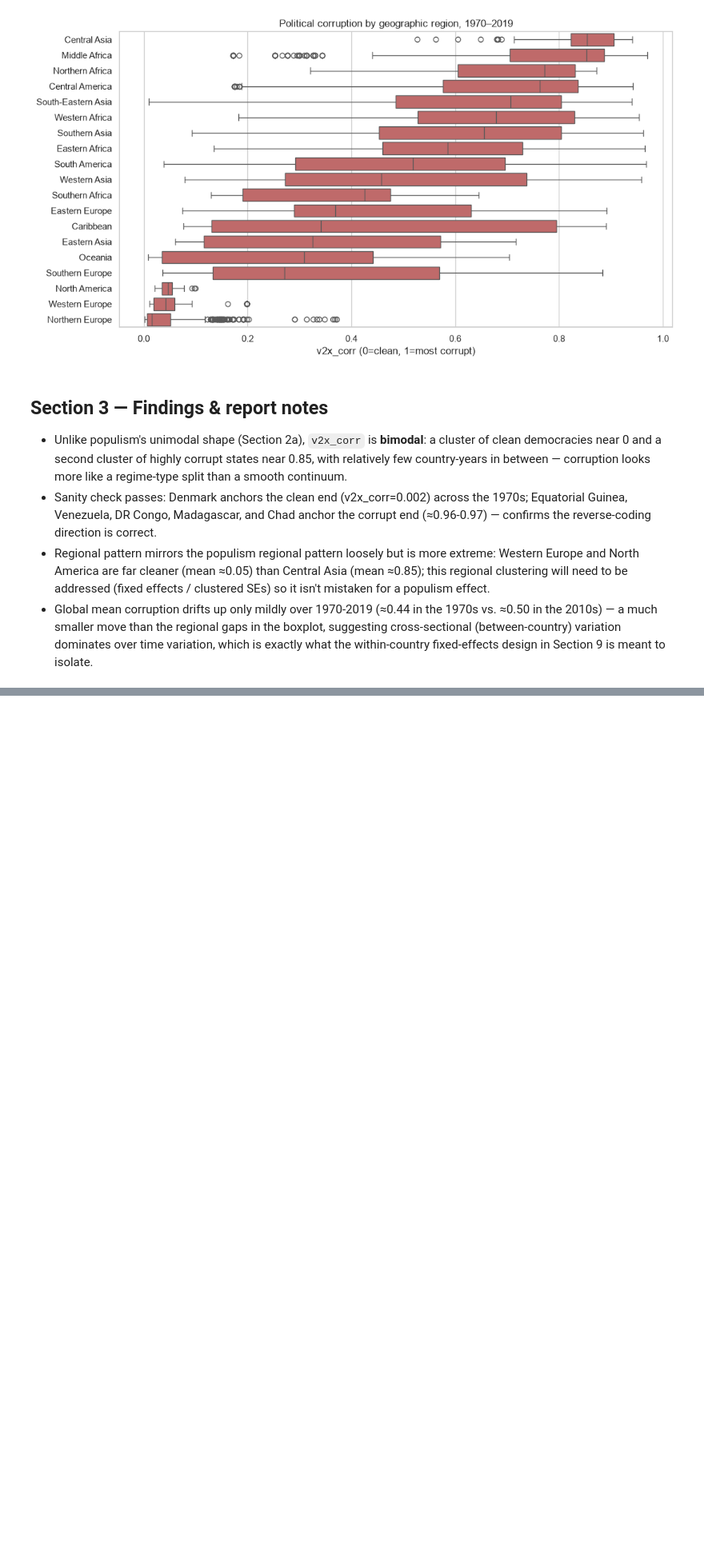
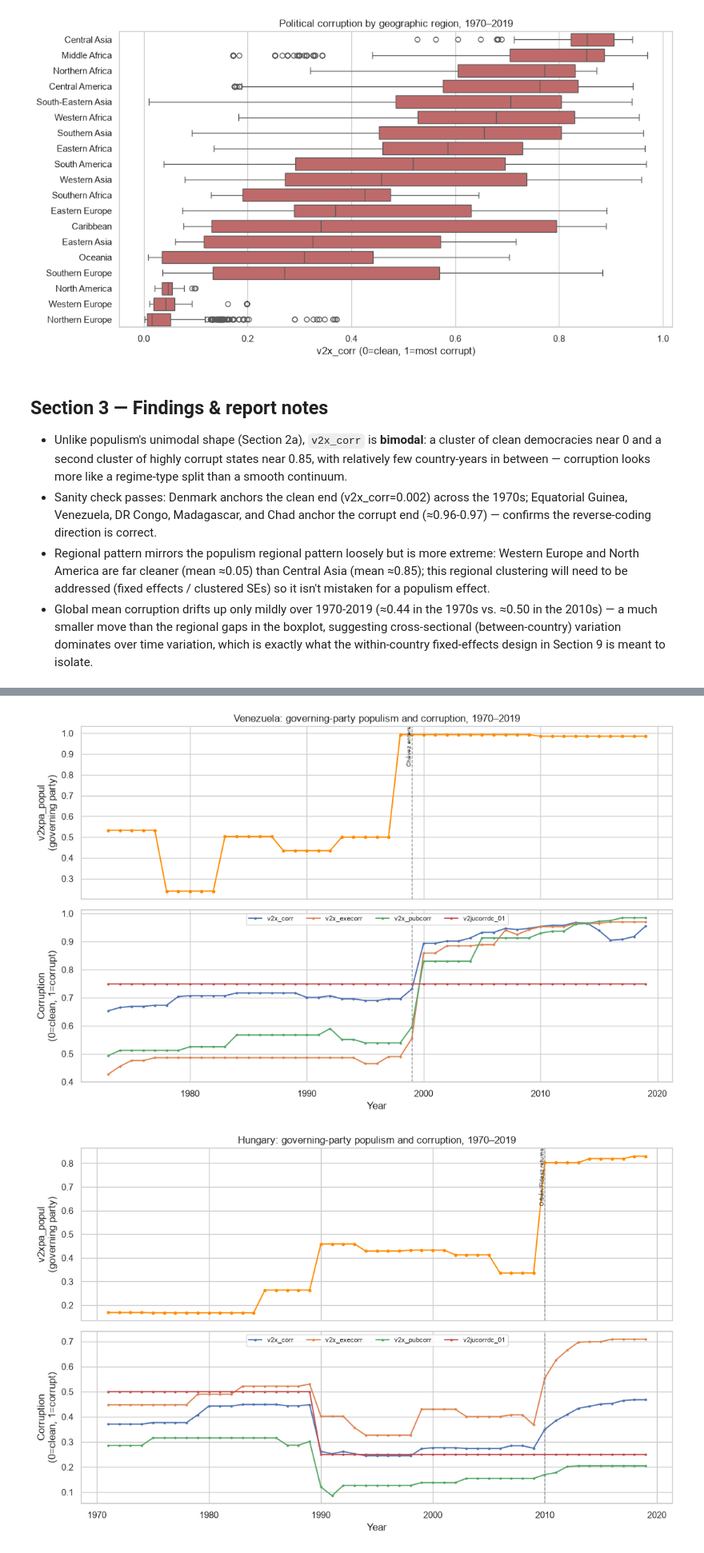
Before and after one commit to VYelisieievV/data-science-lab-bicocca, a Jupyter notebook: notebooks/01_eda_populism_corruption.ipynb, the cells around one changed output, grey strips where cells are left out. Shown at 80% size. Drawn from its saved outputs; the diff is of its cells as text; code cells hidden in the pictures; blank space fills up the shorter version.

Commit message:
EDA sections 4 & 5: populist vs non-populist comparison, country case studies, EDA conclusions

```diff
--- a/notebooks/01_eda_populism_corruption.ipynb
+++ b/notebooks/01_eda_populism_corruption.ipynb
@@ -623,0 +773,57 @@ plt.show()
+# %%
+CASE_STUDY_CORRUPTION_VARS = ["v2x_corr", "v2x_execorr", "v2x_pubcorr", "v2jucorrdc_01"]
+
+CASE_STUDY_COUNTRIES = [
+    {"country_id": 51, "label": "Venezuela", "transitions": [(1999, "Chávez enters")]},
+    {"country_id": 210, "label": "Hungary", "transitions": [(2010, "Orbán/Fidesz returns")]},
+    {"country_id": 99, "label": "Turkey", "transitions": [(2002, "AKP/Erdoğan enters")]},
+    {"country_id": 25, "label": "Bolivia", "transitions": [(2006, "Morales enters"), (2019, "Morales exits")]},
+    {"country_id": 75, "label": "Ecuador", "transitions": [(2007, "Correa enters"), (2017, "Correa exits")]},
+]
+
+
+def plot_case_study(country_id, label, transitions):
+    country_corr = pl.read_database(
+        f"""
+        SELECT country_id, year, v2x_corr, v2x_execorr, v2x_pubcorr, v2jucorrdc_ord
+        FROM raw.vdem_country_year
+        WHERE country_id = {country_id}
+          AND year BETWEEN {ANALYSIS_START_YEAR} AND {ANALYSIS_END_YEAR}
+        """,
+        con,
+    ).with_columns(((4 - pl.col("v2jucorrdc_ord")) / 4).alias("v2jucorrdc_01"))
+    country_panel = (
+        panel_popul.filter(pl.col("country_id") == country_id)
+        .join(country_corr, on=["country_id", "year"], how="inner")
+        .sort("year")
+    )
+
+    fig, (ax_top, ax_bottom) = plt.subplots(2, 1, figsize=(11, 7), sharex=True)
+
+    ax_top.plot(country_panel["year"], country_panel["v2xpa_popul"],
+                color="darkorange", marker="o", markersize=3)
+    ax_top.set_ylabel("v2xpa_popul\n(governing party)")
+    ax_top.set_title(f"{label}: governing-party populism and corruption, 1970–2019")
+
+    for var in CASE_STUDY_CORRUPTION_VARS:
+        ax_bottom.plot(country_panel["year"], country_panel[var], marker="o", markersize=2, label=var)
+    ax_bottom.set_ylabel("Corruption\n(0=clean, 1=corrupt)")
+    ax_bottom.set_xlabel("Year")
+    ax_bottom.legend(fontsize=8, ncol=4, loc="upper center")
+
+    for ax in (ax_top, ax_bottom):
+        for year, _ in transitions:
+            ax.axvline(year, color="grey", linestyle="--", linewidth=1)
+    for year, note in transitions:
+        ax_top.annotate(note, xy=(year, 1.0), xycoords=("data", "axes fraction"),
+                        rotation=90, fontsize=7, ha="right", va="top")
+
+    fig.tight_layout()
+    plt.show()
+
+
+for case in CASE_STUDY_COUNTRIES:
+    plot_case_study(**case)
+# %% [output]
+[figure, added]
+[figure, added]
```
Also changed, not shown: parts of 12 cells of this notebook.
